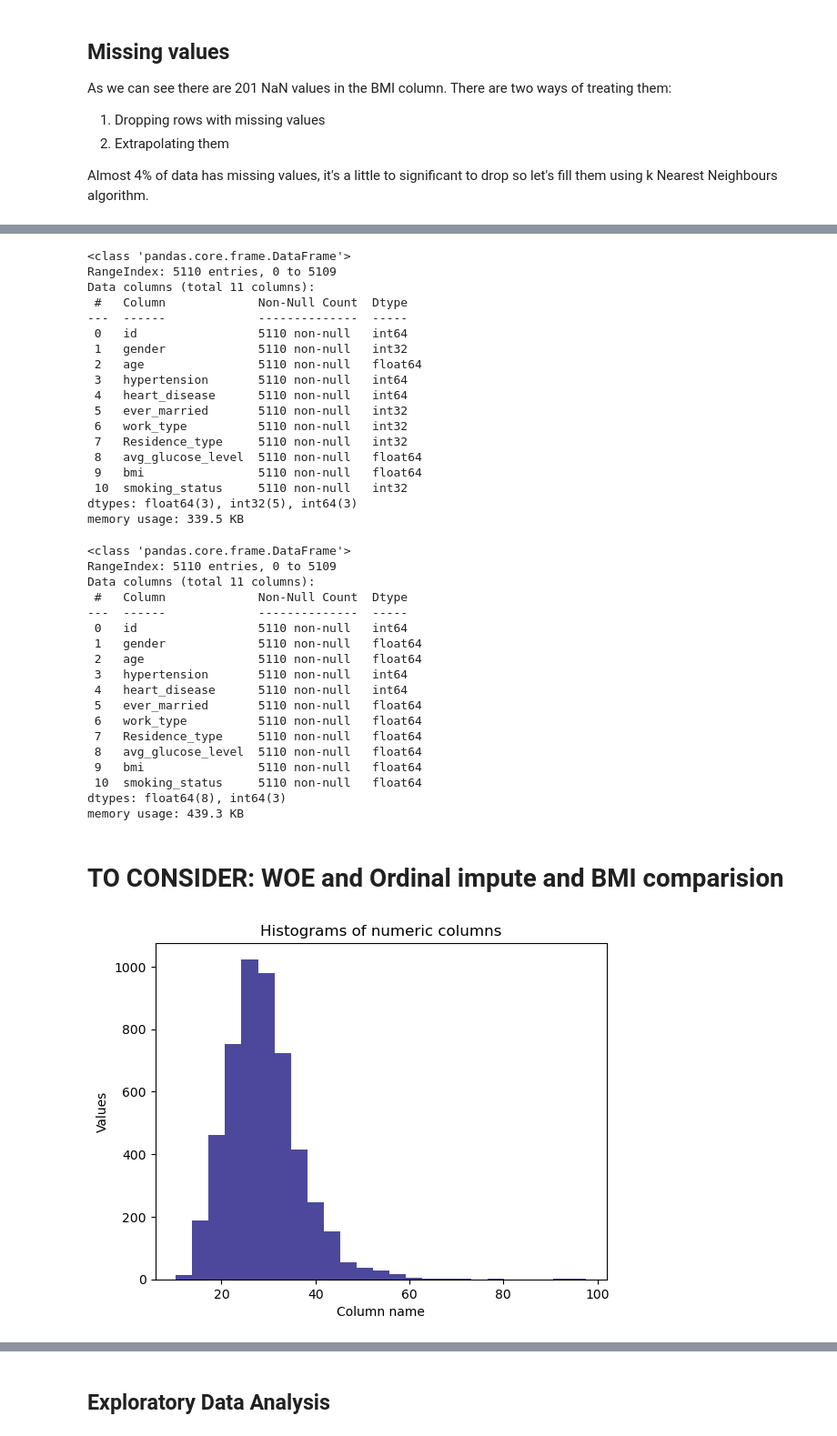
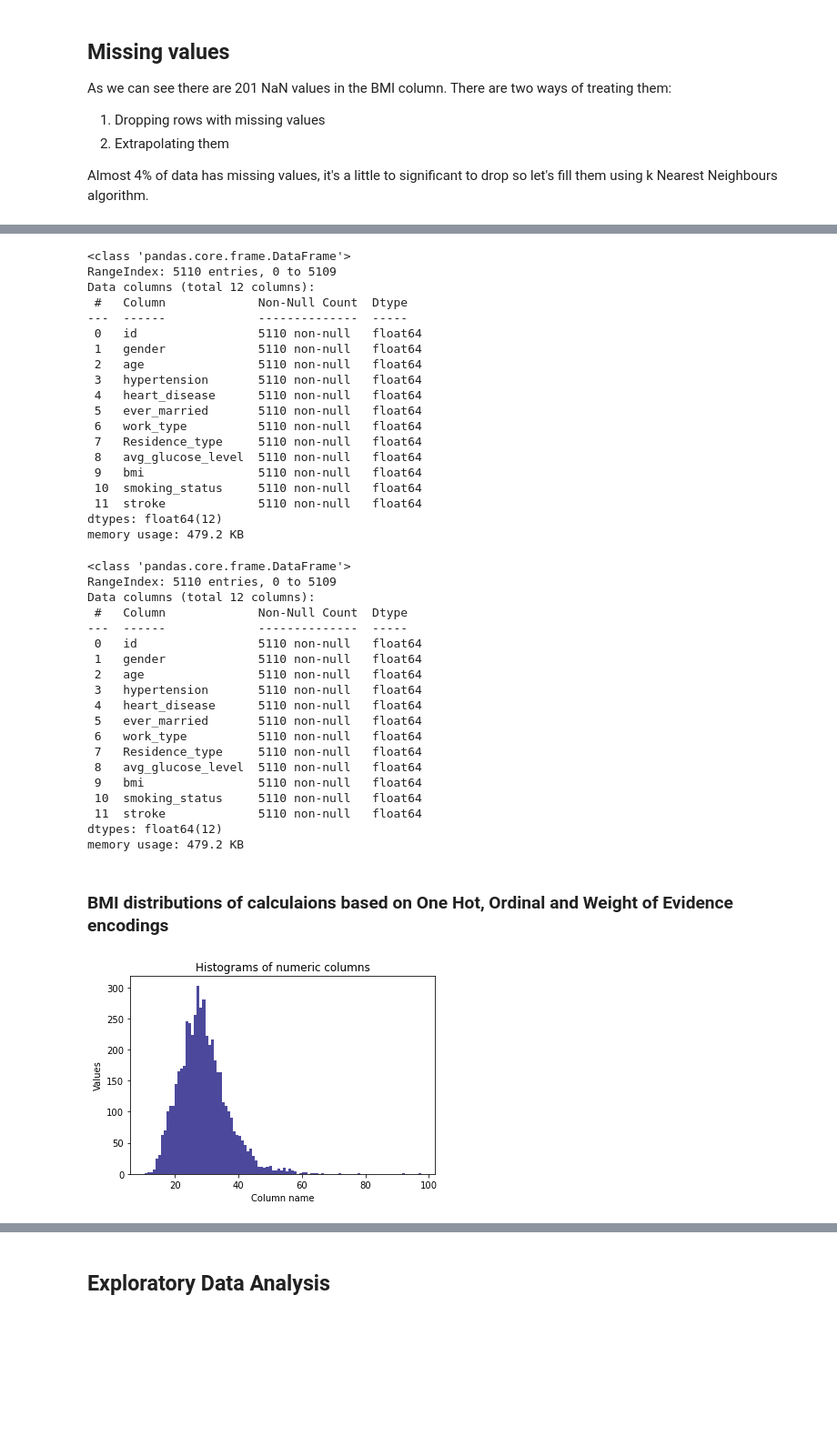
Before and after one commit to WaznyKamo/Stroke-EDA-classification, a Jupyter notebook: Stroke_dataset_EDA_and_classification.ipynb, the cells around one changed output, grey strips where cells are left out. Shown at 91% size. Drawn from its saved outputs; the diff is of its cells as text; code cells hidden in the pictures; blank space fills up the shorter version.

```diff
--- a/Stroke_dataset_EDA_and_classification.ipynb
+++ b/Stroke_dataset_EDA_and_classification.ipynb
@@ -159,7 +161,7 @@ Ordinal encoding treats categories as consecutive numbers
 # %%
 from category_encoders.ordinal import OrdinalEncoder
 Ordinal_encoder = OrdinalEncoder()
-data_ORD = Ordinal_encoder.fit_transform(X=data.iloc[:, :-1])
+data_ORD = Ordinal_encoder.fit_transform(X=data)
 # %%
 data_ORD.head()
 # %% [output]
@@ -197,7 +200,7 @@ For comparision, we can also treat categorical data using Weight of Evidence enc
 # %%
 from category_encoders.woe import WOEEncoder
 WOE_encoder = WOEEncoder()
-data_WOE = WOE_encoder.fit_transform(X=data.iloc[:, :-1],
+data_WOE = WOE_encoder.fit_transform(X=data,
                                      y=data['stroke'])
 # %%
 data_WOE.head()
@@ -281,53 +285,55 @@ data_ORD.info()
 # %% [output]
 <class 'pandas.core.frame.DataFrame'>
 RangeIndex: 5110 entries, 0 to 5109
-Data columns (total 11 columns):
+Data columns (total 12 columns):
  #   Column             Non-Null Count  Dtype
 ---  ------             --------------  -----
- 0   id                 5110 non-null   int64
- 1   gender             5110 non-null   int32
+ 0   id                 5110 non-null   float64
+ 1   gender             5110 non-null   float64
  2   age                5110 non-null   float64
- 3   hypertension       5110 non-null   int64
- 4   heart_disease      5110 non-null   int64
- 5   ever_married       5110 non-null   int32
- 6   work_type          5110 non-null   int32
- 7   Residence_type     5110 non-null   int32
+ 3   hypertension       5110 non-null   float64
+ 4   heart_disease      5110 non-null   float64
+ 5   ever_married       5110 non-null   float64
+ 6   work_type          5110 non-null   float64
+ 7   Residence_type     5110 non-null   float64
  8   avg_glucose_level  5110 non-null   float64
  9   bmi                5110 non-null   float64
- 10  smoking_status     5110 non-null   int32
-dtypes: float64(3), int32(5), int64(3)
-memory usage: 339.5 KB
+ 10  smoking_status     5110 non-null   float64
+ 11  stroke             5110 non-null   float64
+dtypes: float64(12)
+memory usage: 479.2 KB
 # %%
 data_WOE.info()
 # %% [output]
 <class 'pandas.core.frame.DataFrame'>
 RangeIndex: 5110 entries, 0 to 5109
-Data columns (total 11 columns):
+Data columns (total 12 columns):
  #   Column             Non-Null Count  Dtype
 ---  ------             --------------  -----
- 0   id                 5110 non-null   int64
+ 0   id                 5110 non-null   float64
  1   gender             5110 non-null   float64
  2   age                5110 non-null   float64
- 3   hypertension       5110 non-null   int64
- 4   heart_disease      5110 non-null   int64
+ 3   hypertension       5110 non-null   float64
+ 4   heart_disease      5110 non-null   float64
  5   ever_married       5110 non-null   float64
  6   work_type          5110 non-null   float64
  7   Residence_type     5110 non-null   float64
  8   avg_glucose_level  5110 non-null   float64
  9   bmi                5110 non-null   float64
  10  smoking_status     5110 non-null   float64
-dtypes: float64(8), int64(3)
-memory usage: 439.3 KB
+ 11  stroke             5110 non-null   float64
+dtypes: float64(12)
+memory usage: 479.2 KB
-# %% [markdown]
-# TO CONSIDER: WOE and Ordinal impute and BMI comparision
+# %% [markdown]
+### BMI distributions of calculaions based on One Hot, Ordinal and Weight of Evidence encodings
 # %%
-plt.hist(data_OH['bmi'], bins=25, alpha=0.45, color='red')
-plt.hist(data_ORD['bmi'], bins=25, alpha=0.45, color='green')
-plt.hist(data_WOE['bmi'], bins=25, alpha=0.45, color='blue')
+plt.hist(data_OH['bmi'], bins=100, alpha=0.45, color='red')
+plt.hist(data_ORD['bmi'], bins=100, alpha=0.45, color='green')
+plt.hist(data_WOE['bmi'], bins=100, alpha=0.45, color='blue')
 
 plt.title('Histograms of numeric columns')
 plt.xlabel('Column name')
 plt.ylabel('Values')
 plt.show()
 # %% [output]
-[figure, old version]
+[figure, new version]
```
Also changed, not shown: parts of 17 cells of this notebook.
